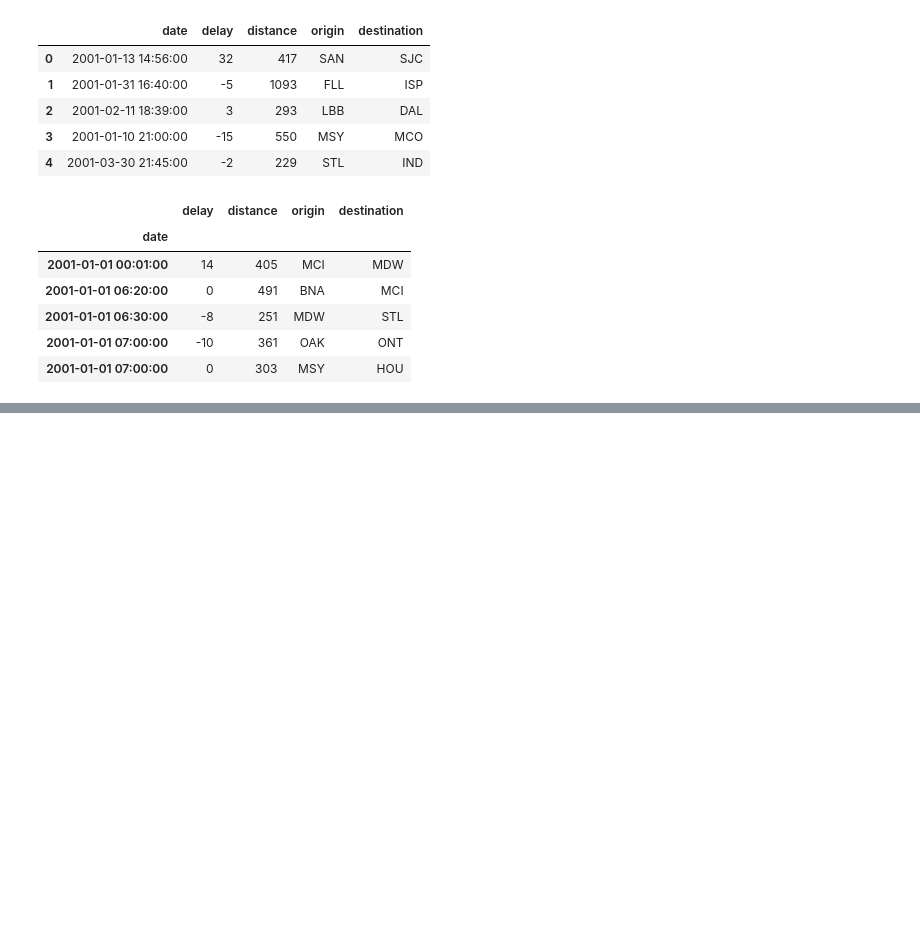
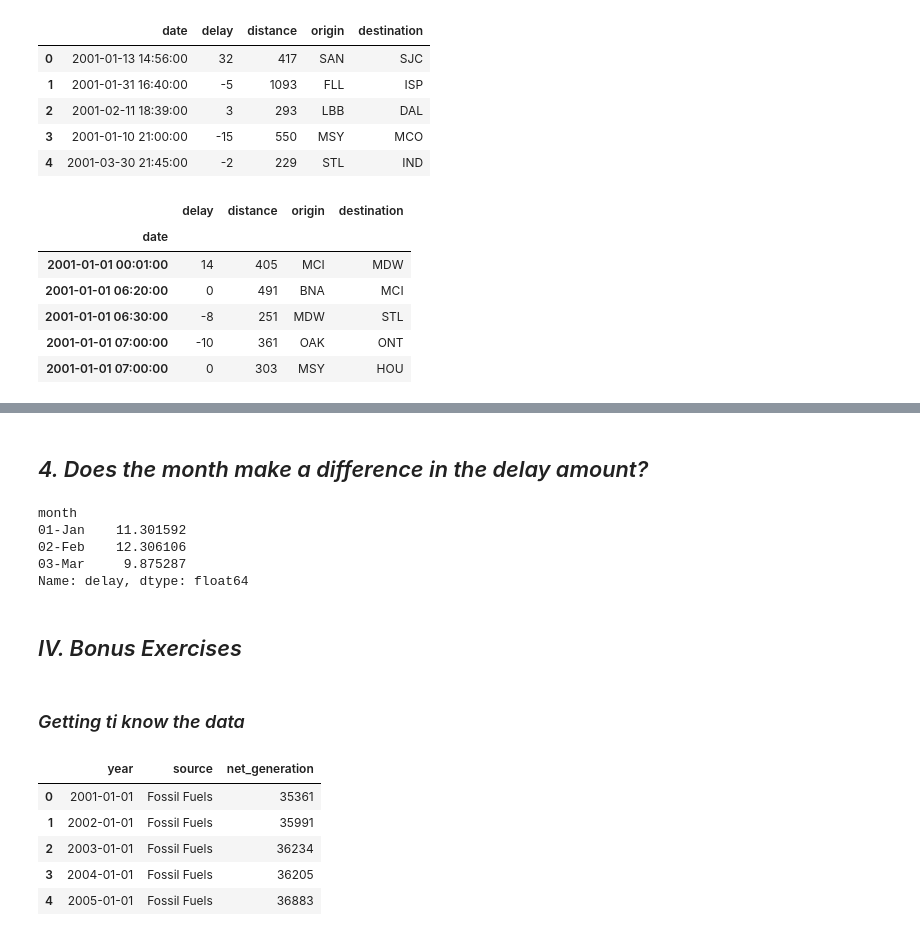
Before and after one commit to Severina7/time_series_exercises, a Jupyter notebook: working_with_time_series_data.ipynb, the cells around one changed output, grey strips where cells are left out. Saved outputs shown, nothing was run; the diff lists cells and outputs as text; code cells hidden in the pictures; blank space fills up the shorter version.

Commit message:
adding exercises to working_with_time_series_data.ipynb

```diff
--- a/working_with_time_series_data.ipynb
+++ b/working_with_time_series_data.ipynb
@@ -459,0 +509,31 @@ flights.head()
+# %% [markdown]
+## *4. Does the month make a difference in the delay amount?*
+# %%
+# Doing the same with months
+
+flights['month'] = flights.index.strftime('%m-%b')
+flights.groupby('month').delay.mean()
+
+# February is the worst month in delays
+# %% [output]
+month
+01-Jan    11.301592
+02-Feb    12.306106
+03-Mar     9.875287
+Name: delay, dtype: float64
+# %% [markdown]
+## *IV. Bonus Exercises*
+# %% [markdown]
+### *Getting ti know the data*
+# %%
+# Renaming the data
+
+iae = data.iowa_electricity()
+iae.head()
+# %% [output]
+|  | year | source | net_generation |
+| 0 | 2001-01-01 | Fossil Fuels | 35361 |
+| 1 | 2002-01-01 | Fossil Fuels | 35991 |
+| 2 | 2003-01-01 | Fossil Fuels | 36234 |
+| 3 | 2004-01-01 | Fossil Fuels | 36205 |
+| 4 | 2005-01-01 | Fossil Fuels | 36883 |
```
Also changed, not shown: parts of 17 cells of this notebook.
